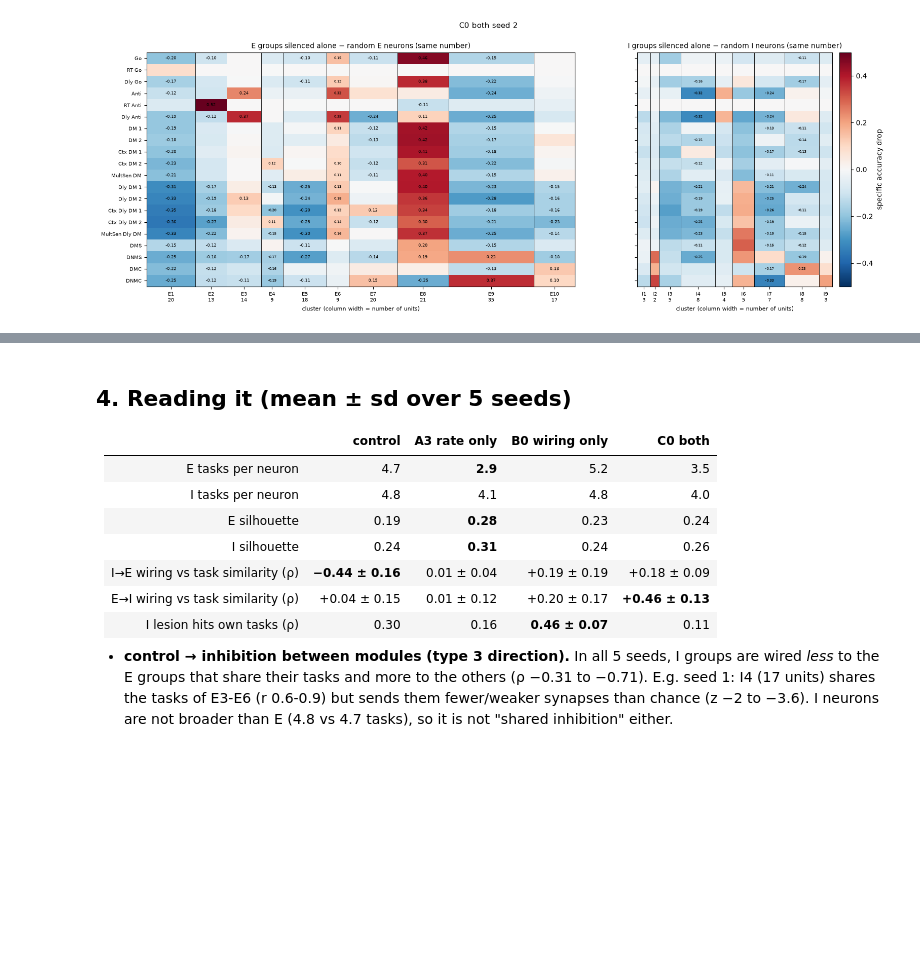
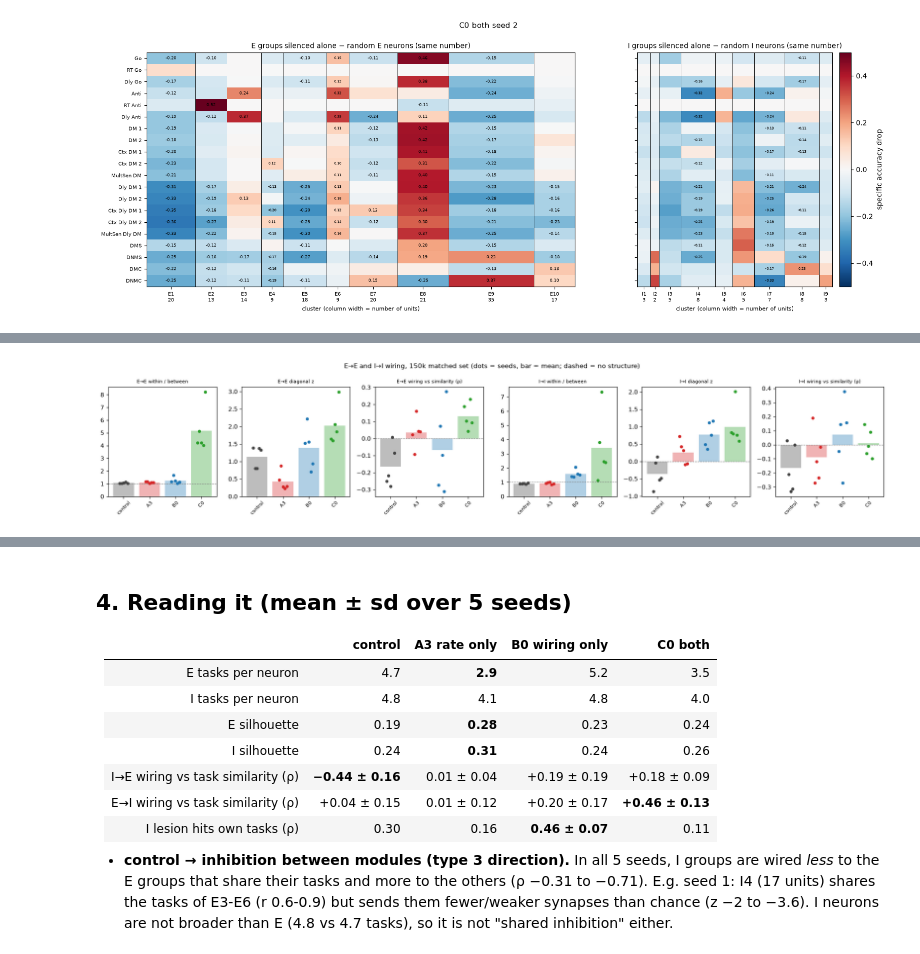
Before and after one commit to AtharvSuryawanshi/canonical_mc, a Jupyter notebook: notebooks/ei_modularity_150k.ipynb, the cells around one changed output, grey strips where cells are left out. Drawn from its saved outputs; the diff is of its cells as text; code cells hidden in the pictures; blank space fills up the shorter version.

```diff
--- a/notebooks/ei_modularity_150k.ipynb
+++ b/notebooks/ei_modularity_150k.ipynb
@@ -521,0 +646,18 @@ plot_ei(ALL["C0", s])
+# %%
+
+metrics = ["E→E within / between", "E→E diagonal z", "E→E wiring vs similarity (ρ)",
+           "I→I within / between", "I→I diagonal z", "I→I wiring vs similarity (ρ)"]
+pc = dict(zip(POINTS, ["#444444", "#d62728", "#1f77b4", "#2ca02c"]))
+fig, axes = plt.subplots(1, len(metrics), figsize=(3.1 * len(metrics), 3.8))
+for ax, m in zip(axes, metrics):
+    for i, p in enumerate(POINTS):
+        v = TW[TW.point == p][m].values
+        ax.bar(i, np.nanmean(v), color=pc[p], alpha=0.35)
+        ax.scatter(np.full(len(v), i) + np.linspace(-0.15, 0.15, len(v)), v, color=pc[p], s=18, zorder=3)
+    ax.axhline(1 if "within" in m else 0, color="grey", lw=0.8, ls="--")
+    ax.set_xticks(range(len(POINTS))); ax.set_xticklabels(POINTS, rotation=45, fontsize=8)
+    ax.set_title(m, fontsize=8)
+fig.suptitle("E→E and I→I wiring, 150k matched set (dots = seeds, bar = mean; dashed = no structure)", fontsize=11)
+plt.tight_layout(); plt.show()
+# %% [output]
+[figure, added]
```
Also changed, not shown: parts of 5 cells of this notebook.
